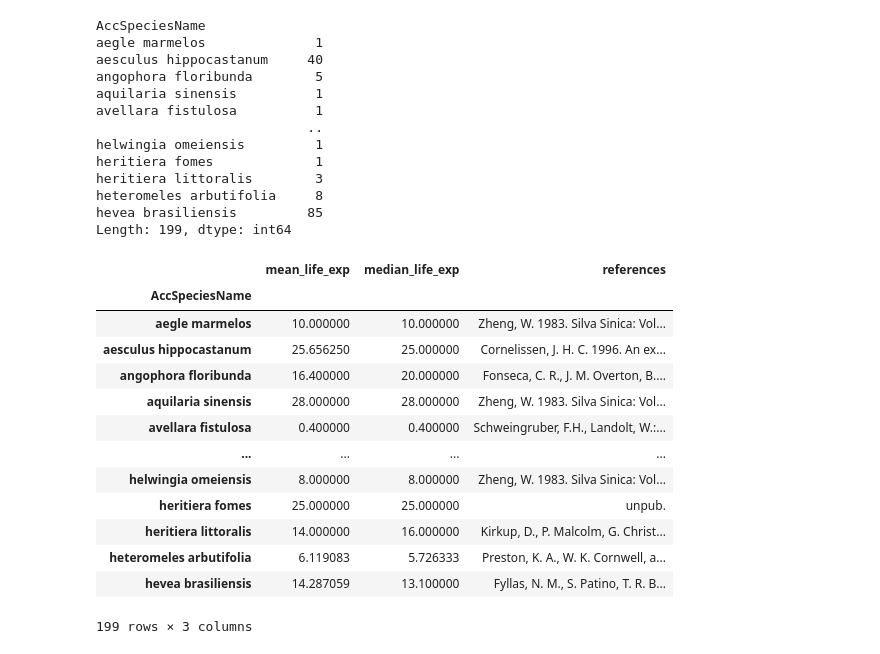
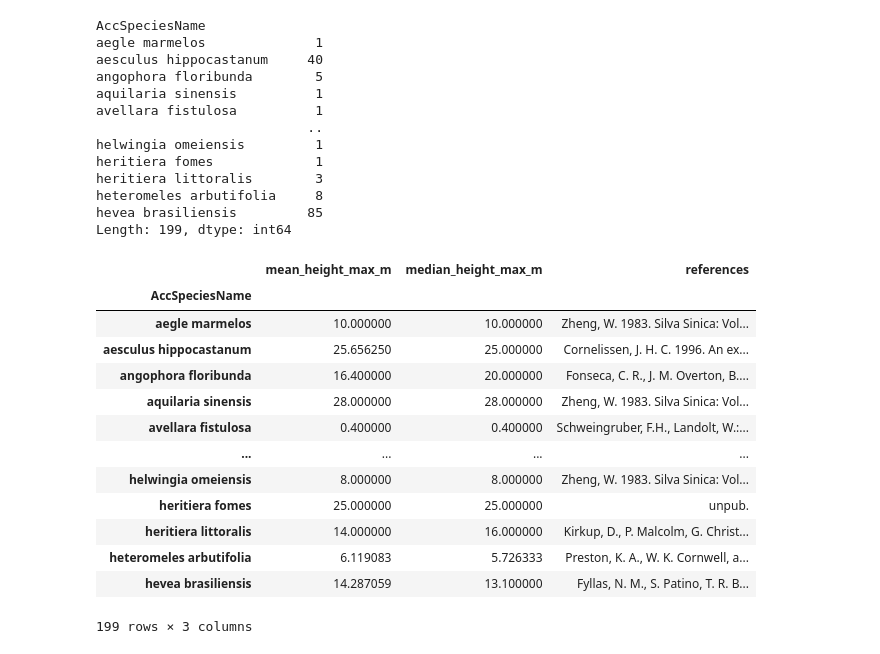
Before and after one commit to Escarlataaaaa/plants_traits, a Jupyter notebook: plant_height_vegetative.ipynb, the cells around one changed output. Saved outputs shown, nothing was run; the diff lists cells and outputs as text; code cells hidden in the pictures.

```diff
--- a/plant_height_vegetative.ipynb
+++ b/plant_height_vegetative.ipynb
@@ -148,13 +148,13 @@ hevea brasiliensis         85
 Length: 199, dtype: int64
 # %%
 df_grouped = df_trait_id_non_nan.groupby("AccSpeciesName").agg(
-    mean_life_exp=("StdValue", "mean"),
-    median_life_exp=("StdValue", "median"),
+    mean_height_max_m=("StdValue", "mean"),
+    median_height_max_m=("StdValue", "median"),
     references=("Reference", lambda x: "; ".join(x.dropna().unique()))
 )
 df_grouped
 # %% [output]
-|  | mean_life_exp | median_life_exp | references |
+|  | mean_height_max_m | median_height_max_m | references |
 | AccSpeciesName |  |  |  |
 | aegle marmelos | 10.000000 | 10.000000 | Zheng, W. 1983. Silva Sinica: Vol... |
 | aesculus hippocastanum | 25.656250 | 25.000000 | Cornelissen, J. H. C. 1996. An ex... |
```
Also changed, not shown: 1 other file.
